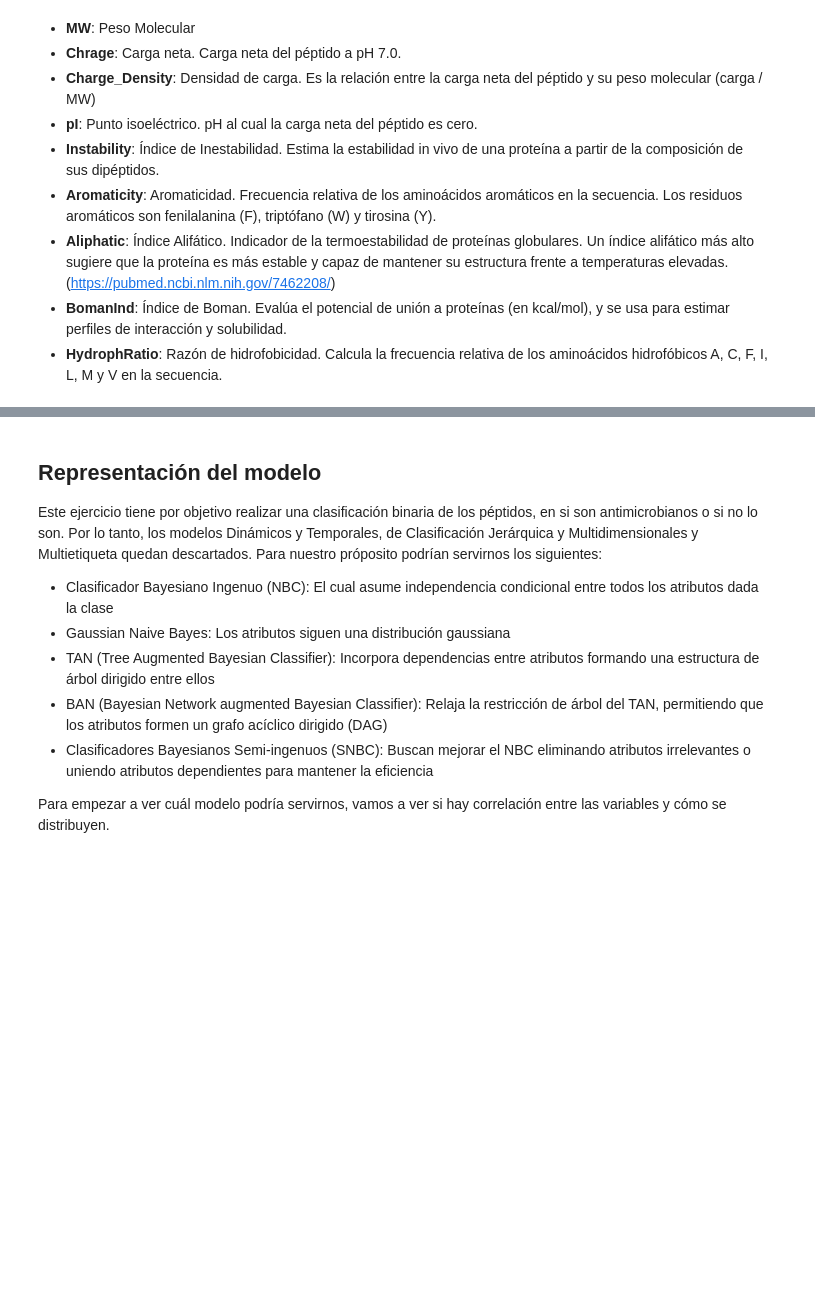
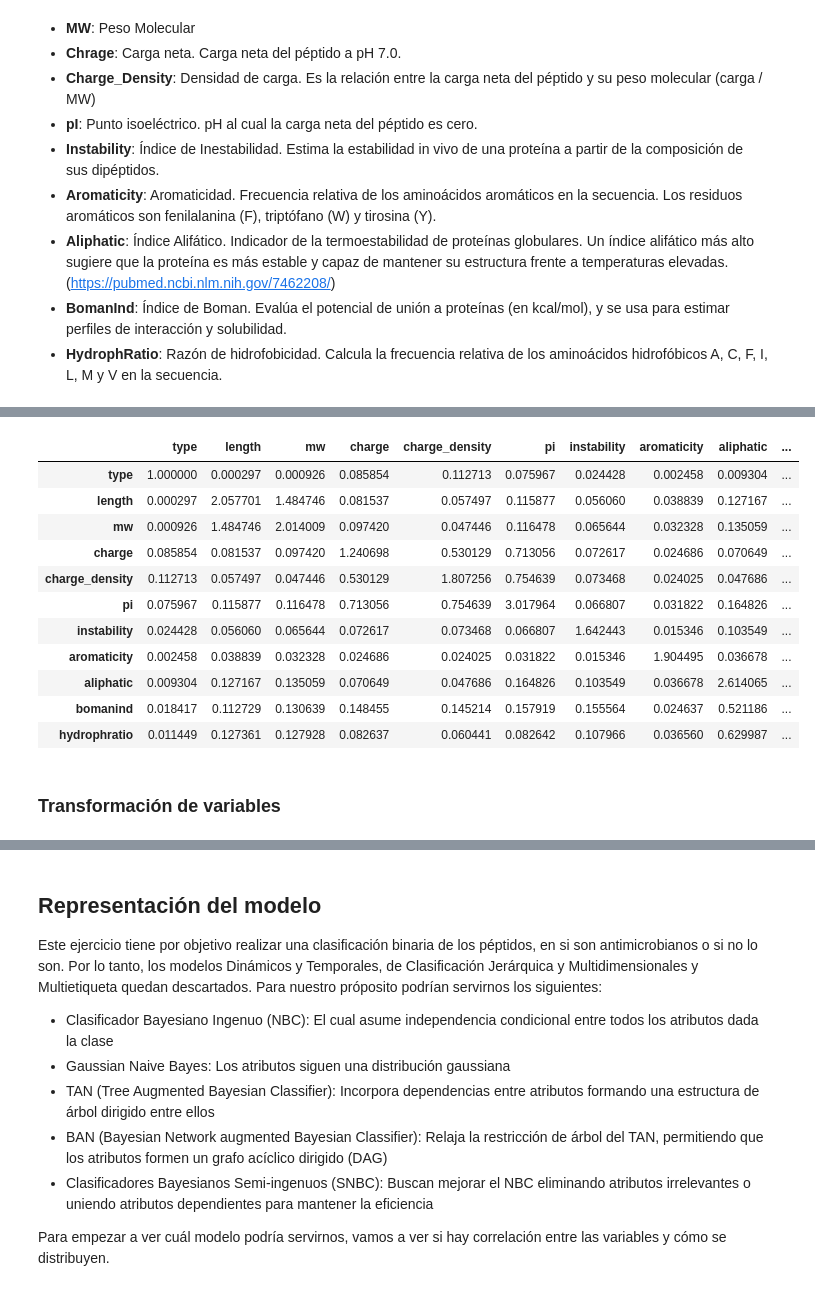
Before and after one commit to jazminamg26/NBC_antimicrobial_peptides, a Jupyter notebook: main.ipynb, the cells around one changed output, grey strips where cells are left out. Saved outputs shown, nothing was run; the diff lists cells and outputs as text; code cells hidden in the pictures; blank space fills up the shorter version.

Commit message:
trasnformación de variables

```diff
--- a/main.ipynb
+++ b/main.ipynb
@@ -279,0 +362,38 @@ La información se obtuvo de: https://academic.oup.com/bioinformatics/article/33
+# %%
+import numpy as np
+import pandas as pd
+
+def calculate_mi(x, y, bins=10):
+    c_xy, _, _ = np.histogram2d(x, y, bins=bins)
+    p_xy = c_xy / np.sum(c_xy)
+
+    p_x = np.sum(p_xy, axis=1)
+    p_y = np.sum(p_xy, axis=0)
+    p_x_p_y = p_x[:, None] * p_y[None, :]
+
+    mask = p_xy > 0
+    return np.sum(p_xy[mask] * np.log2(p_xy[mask] / p_x_p_y[mask]))
+
+df_numeric = df.drop(columns=['id', 'sequence']).apply(pd.to_numeric)
+mutual_information = pd.DataFrame(index=df_numeric.columns, columns=df_numeric.columns, dtype=float)
+
+for col1 in df_numeric.columns:
+    for col2 in df_numeric.columns:
+        mutual_information.loc[col1, col2] = calculate_mi(df_numeric[col1], df_numeric[col2])
+# %%
+mutual_information
+# %% [output]
+|  | type | length | mw | charge | charge_density | pi | instability | aromaticity | aliphatic | ... |
+| type | 1.000000 | 0.000297 | 0.000926 | 0.085854 | 0.112713 | 0.075967 | 0.024428 | 0.002458 | 0.009304 | ... |
+| length | 0.000297 | 2.057701 | 1.484746 | 0.081537 | 0.057497 | 0.115877 | 0.056060 | 0.038839 | 0.127167 | ... |
+| mw | 0.000926 | 1.484746 | 2.014009 | 0.097420 | 0.047446 | 0.116478 | 0.065644 | 0.032328 | 0.135059 | ... |
+| charge | 0.085854 | 0.081537 | 0.097420 | 1.240698 | 0.530129 | 0.713056 | 0.072617 | 0.024686 | 0.070649 | ... |
+| charge_density | 0.112713 | 0.057497 | 0.047446 | 0.530129 | 1.807256 | 0.754639 | 0.073468 | 0.024025 | 0.047686 | ... |
+| pi | 0.075967 | 0.115877 | 0.116478 | 0.713056 | 0.754639 | 3.017964 | 0.066807 | 0.031822 | 0.164826 | ... |
+| instability | 0.024428 | 0.056060 | 0.065644 | 0.072617 | 0.073468 | 0.066807 | 1.642443 | 0.015346 | 0.103549 | ... |
+| aromaticity | 0.002458 | 0.038839 | 0.032328 | 0.024686 | 0.024025 | 0.031822 | 0.015346 | 1.904495 | 0.036678 | ... |
+| aliphatic | 0.009304 | 0.127167 | 0.135059 | 0.070649 | 0.047686 | 0.164826 | 0.103549 | 0.036678 | 2.614065 | ... |
+| bomanind | 0.018417 | 0.112729 | 0.130639 | 0.148455 | 0.145214 | 0.157919 | 0.155564 | 0.024637 | 0.521186 | ... |
+| hydrophratio | 0.011449 | 0.127361 | 0.127928 | 0.082637 | 0.060441 | 0.082642 | 0.107966 | 0.036560 | 0.629987 | ... |
+# %% [markdown]
+### **Transformación de variables**
```
Also changed, not shown: parts of 16 cells of this notebook, 1 other file.
